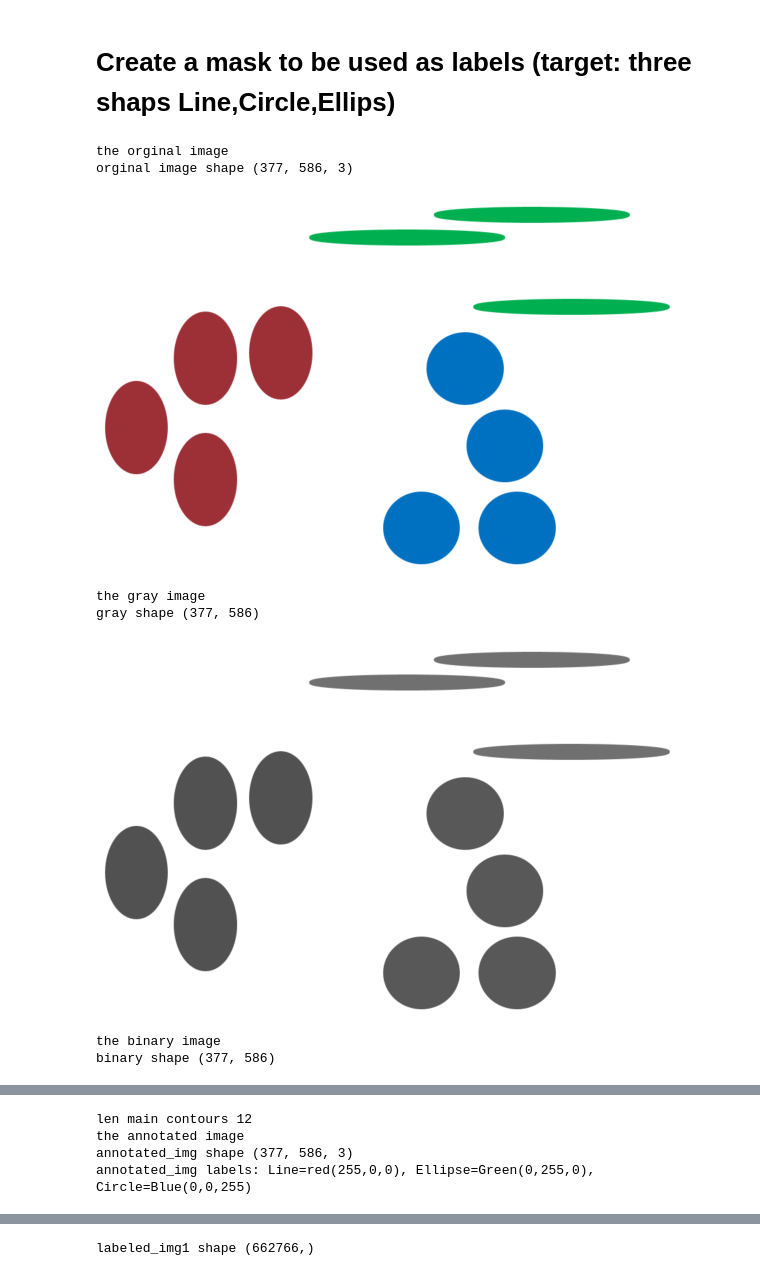
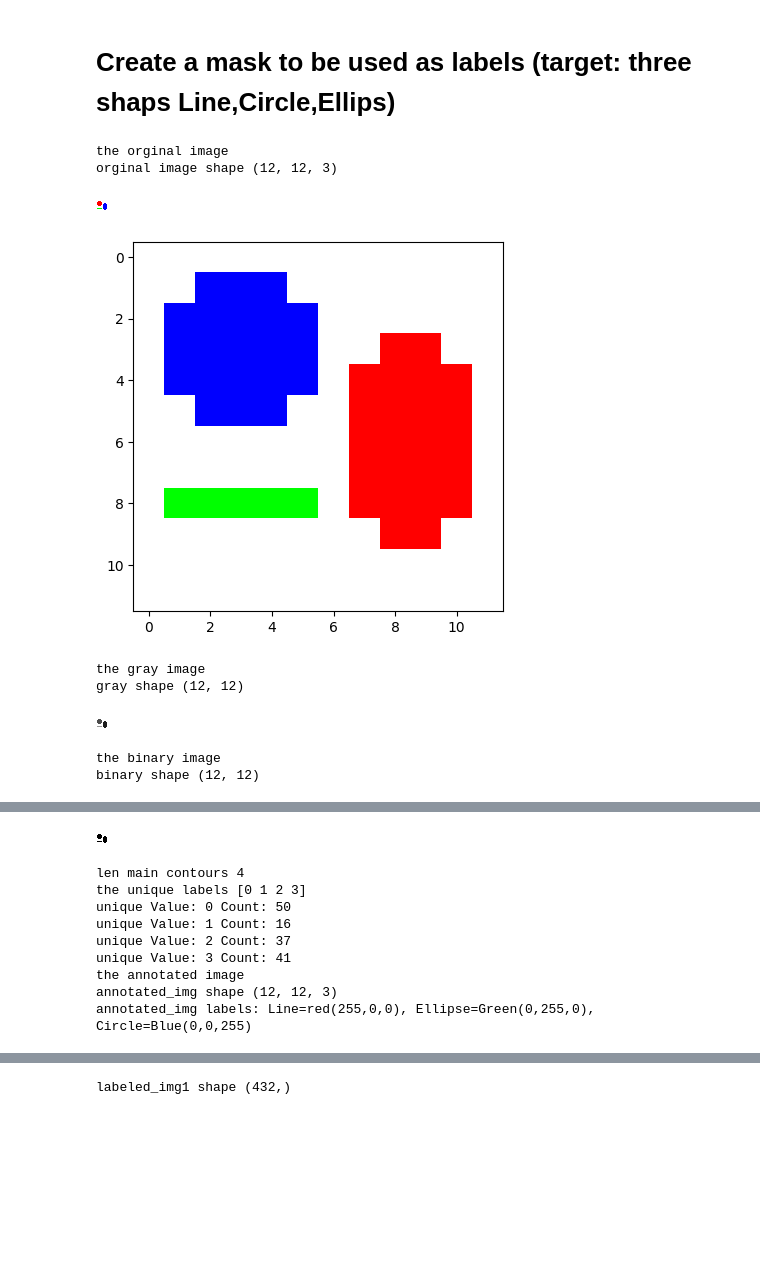
Before and after one commit to saharmahdie/PORTAL_code, a Jupyter notebook: pixels_seg_ML_save_trained_model_1_multi_CLFs.ipynb, the cells around one changed output, grey strips where cells are left out. Drawn from its saved outputs; the diff is of its cells as text; code cells hidden in the pictures; blank space fills up the shorter version.

```diff
--- a/pixels_seg_ML_save_trained_model_1_multi_CLFs.ipynb
+++ b/pixels_seg_ML_save_trained_model_1_multi_CLFs.ipynb
@@ -346,7 +346,7 @@ from matplotlib import pyplot as plt
 import time
 from google.colab.patches import cv2_imshow
 
-img_org = cv2.imread('/content/train.png')
+img_org = cv2.imread('/content/small_image.png')
 #img_org = img_org[:, 300:1600]  ## croped image
 print('orginal image')
 print('img.shape',img_org.shape)
@@ -356,5 +356,9 @@ img = cv2.cvtColor(img_org, cv2.COLOR_BGR2GRAY)
 print('gray image')
 print('gray image.shape',img.shape)
 cv2_imshow(img)
+
+plt.imshow(img_org)
+plt.axis('off')
+plt.show()
 # %% [output]
 orginal image
@@ -514,16 +503,17 @@ for i, cnt in enumerate(contours):
     if area != max_area and area != 0: # if the current contour area is not equal to workpiece area
         (cx, cy), (w, h), angle = rect # No conversion required in the aspect ratio the unit divided
         aspect_ratio = max(w, h) / min(w, h)
-        #print("aspect ratio", aspect_ratio)
+        print("aspect ratio", aspect_ratio)
         # Get the shape of the contour
-        if aspect_ratio >= 4.9:
+        if aspect_ratio >= 3:
             annotation = 1 # (1) Label as a line
-        elif aspect_ratio > 1.1 and aspect_ratio < 4.9:
+        elif aspect_ratio > 1.0 and aspect_ratio < 3:
             annotation = 3 # (3) Label as an ellipse
         else:
             annotation = 2 # (2) Label as a circle
         # Fill the mask with the annotation value
         cv2.drawContours(masks[i], [cnt], 0, annotation, -1)
+        cv2.drawContours(masks[i], [cnt], 0, 0, 1)  # Add class 0 label (black border),  last parameter is the thickness of the contour line to be drawn
 
 # Combine all masks to create the final annotation image
 annotation = np.zeros(binary.shape, dtype=np.uint8)
@@ -1153,12 +1120,12 @@ import pandas as pd
 from google.colab.patches import cv2_imshow
 
 # Load the image and convert it to grayscale
-img = cv2.imread('/content/test.png')
+img = cv2.imread('/content/small_image.png')
 print('the orginal image')
 print('orginal image shape', img.shape)
 cv2_imshow(img)
-# plt.imshow(img)
-# plt.show()
+plt.imshow(img)
+plt.show()
 
 gray = cv2.cvtColor(img, cv2.COLOR_BGR2GRAY)
 print('the gray image')
@@ -1195,50 +1162,59 @@ for i, cnt in enumerate(contours):
         aspect_ratio = max(w, h) / min(w, h)
         #print("aspect ratio", aspect_ratio)
         # Get the shape of the contour
-        if aspect_ratio >= 5:
+        if aspect_ratio >= 3:
             annotation = 1 # (1) Label as a line
-            #cv2.drawContours(img, [cnt], 0, (255, 0, 0), 2)  # Blue for lines
-        elif aspect_ratio > 1.1 and aspect_ratio < 5:
+            #cv2.drawContours(img, [cnt], 0, (255, 0, 0), 2)  # red for lines
+        elif aspect_ratio > 1 and aspect_ratio < 3:
             annotation = 3 # (3) Label as an ellipse
             #cv2.drawContours(img, [cnt], 0, (0, 255, 0), 2)  # Green for ellipses
         else:
             annotation = 2 # (2) Label as a circle
-            #cv2.drawContours(img, [cnt], 0, (0, 0, 255), 2)  # red for circles
+            #cv2.drawContours(img, [cnt], 0, (0, 0, 255), 2)  # Blue for circles
         # Fill the mask with the annotation value
         cv2.drawContours(masks[i], [cnt], 0, annotation, -1)
+        cv2.drawContours(masks[i], [cnt], 0, 0, 1)  # Add class 0 label (black border),  last parameter is the thickness of the contour line to be drawn
 
 # Combine all masks to create the final annotation image
 annotation = np.zeros(binary.shape, dtype=np.uint8)
 for mask in masks:
   annotation[mask > 0] = mask[mask > 0]
-
+#####################
+unique_values, value_counts = np.unique(annotation, return_counts=True)
+print('the unique labels',  unique_values)
+# Display the counts of each unique value
+for value, count in zip(unique_values, value_counts):
+    print("unique Value:", value, "Count:", count)
+#####################
 # Color the pixels belonging to each contour
 colors = {1: (255, 0, 0), 2: (0, 0, 255), 3: (0, 255, 0)}
 annotated_img = np.zeros_like(img)
 
 #annotated_img[pix_line[0][0], pix_line[0][1]] = np.array([255, 0, 0])
 for annotation_value, color in colors.items():
   pixels_of_certain_type = np.argwhere(annotation == annotation_value)
   for x,y in pixels_of_certain_type:
     annotated_img[x, y] = np.array(color)
+
 
 # Show the final annotated image
 print('the annotated image')
 print('annotated_img shape', annotated_img.shape)
 print('annotated_img labels: Line=red(255,0,0), Ellipse=Green(0,255,0), Circle=Blue(0,0,255)')
 #cv2_imshow(annotated_img)
 plt.imshow(annotated_img)
 plt.axis('off')
 plt.show()
 
 labeled_img1 = annotated_img.reshape(-1) ### here is the change
 print('labeled_img1 shape', labeled_img1.shape)
 # %% [output]
 the orginal image
-orginal image shape (377, 586, 3)
+orginal image shape (12, 12, 3)
-[figure, old version]
+[figure, new version]
+[figure, new version]
 the gray image
-gray shape (377, 586)
+gray shape (12, 12)
-[figure, old version]
+[figure, new version]
 the binary image
-binary shape (377, 586)
+binary shape (12, 12)
@@ -1246,4 +1221,10 @@ binary shape (377, 586)
+[figure, new version]
-len main contours 12
+len main contours 4
+the unique labels [0 1 2 3]
+unique Value: 0 Count: 50
+unique Value: 1 Count: 16
+unique Value: 2 Count: 37
+unique Value: 3 Count: 41
 the annotated image
-annotated_img shape (377, 586, 3)
+annotated_img shape (12, 12, 3)
 annotated_img labels: Line=red(255,0,0), Ellipse=Green(0,255,0), Circle=Blue(0,0,255)
@@ -1251 +1232 @@ annotated_img labels: Line=red(255,0,0), Ellipse=Green(0,255,0), Circle=Blue(0,0
-labeled_img1 shape (662766,)
+labeled_img1 shape (432,)
```
Also changed, not shown: parts of 22 cells of this notebook.
